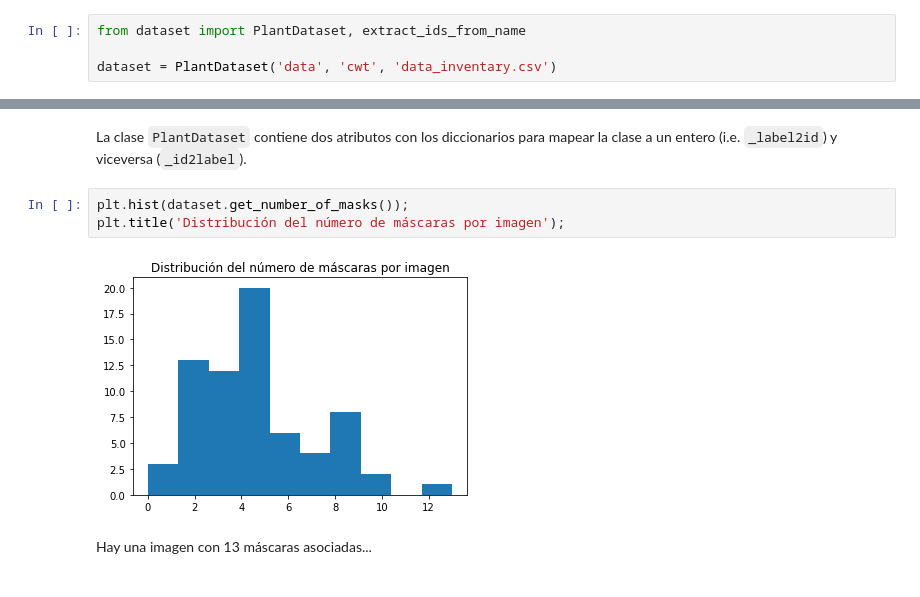
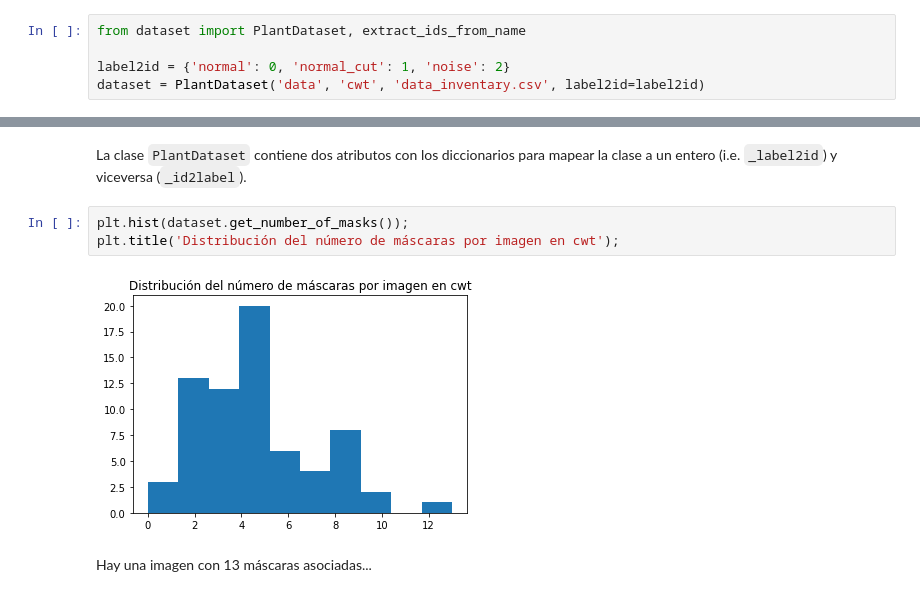
Before and after one commit to alcazar90/plant-segmentation, a Jupyter notebook: playground.ipynb, the cells around one changed output, grey strips where cells are left out. Drawn from its saved outputs; the diff is of its cells as text.

Commit message:
Improve dataset.PlantDataset, cwt and dead data exploration in playground.ipynb

```diff
--- a/playground.ipynb
+++ b/playground.ipynb
@@ -63,7 +42,8 @@ Tue May  2 00:35:16 2023
 # %%
 from dataset import PlantDataset, extract_ids_from_name
 
-dataset = PlantDataset('data', 'cwt', 'data_inventary.csv')
+label2id = {'normal': 0, 'normal_cut': 1, 'noise': 2}
+dataset = PlantDataset('data', 'cwt', 'data_inventary.csv', label2id=label2id)
 # %% [markdown]
 Podemos verificar si `CellDataset` navega correctamente por el directorio
 y carga los archivos correctos:
@@ -135,9 +115,9 @@ La clase `PlantDataset` contiene dos atributos con los diccionarios para
 mapear la clase a un entero (i.e. `_label2id`) y viceversa (`_id2label`).
 # %%
 plt.hist(dataset.get_number_of_masks());
-plt.title('Distribución del número de máscaras por imagen');
+plt.title('Distribución del número de máscaras por imagen en cwt');
 # %% [output]
-[figure, old version]
+[figure, new version]
 # %% [markdown]
 Hay una imagen con 13 máscaras asociadas...
 # %%
```
Also changed, not shown: parts of 67 cells of this notebook, 1 other file.
